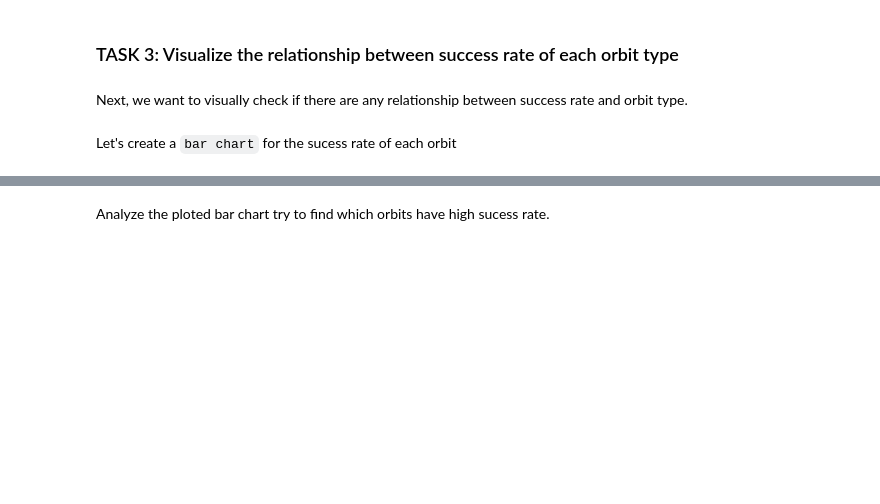
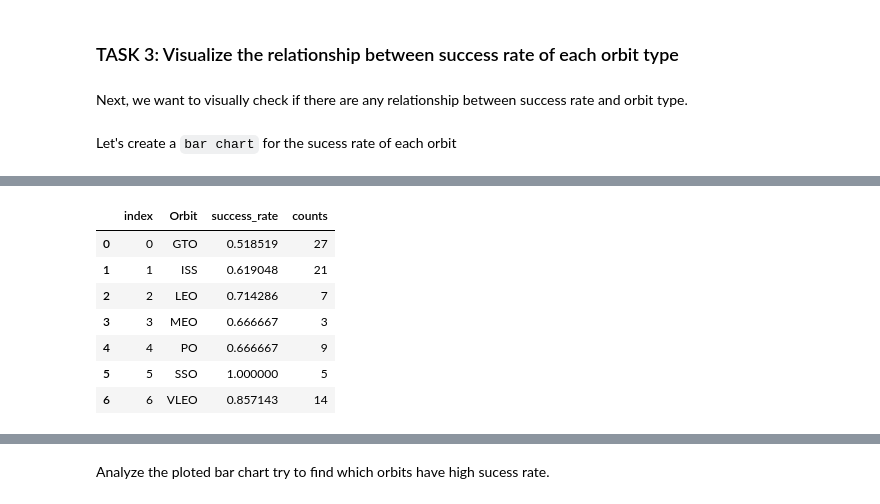
Before and after one commit to smbauer/ibm_ds_capstone, a Jupyter notebook: EDA with Visualization.ipynb, the cells around one changed output, grey strips where cells are left out. Saved outputs shown, nothing was run; the diff lists cells and outputs as text; code cells hidden in the pictures; blank space fills up the shorter version.

```diff
--- a/EDA with Visualization.ipynb
+++ b/EDA with Visualization.ipynb
@@ -136 +134,15 @@ orbit_success.reset_index(inplace=True)
+# %%
+#filter out the orbits with only 1 flight
+orbit_success = orbit_success[orbit_success['counts']>1]
+orbit_success.reset_index(inplace=True)
+orbit_success
+# %% [output]
+|  | index | Orbit | success_rate | counts |
+| 0 | 0 | GTO | 0.518519 | 27 |
+| 1 | 1 | ISS | 0.619048 | 21 |
+| 2 | 2 | LEO | 0.714286 | 7 |
+| 3 | 3 | MEO | 0.666667 | 3 |
+| 4 | 4 | PO | 0.666667 | 9 |
+| 5 | 5 | SSO | 1.000000 | 5 |
+| 6 | 6 | VLEO | 0.857143 | 14 |
 # %%
```
Also changed, not shown: parts of 5 cells of this notebook.
